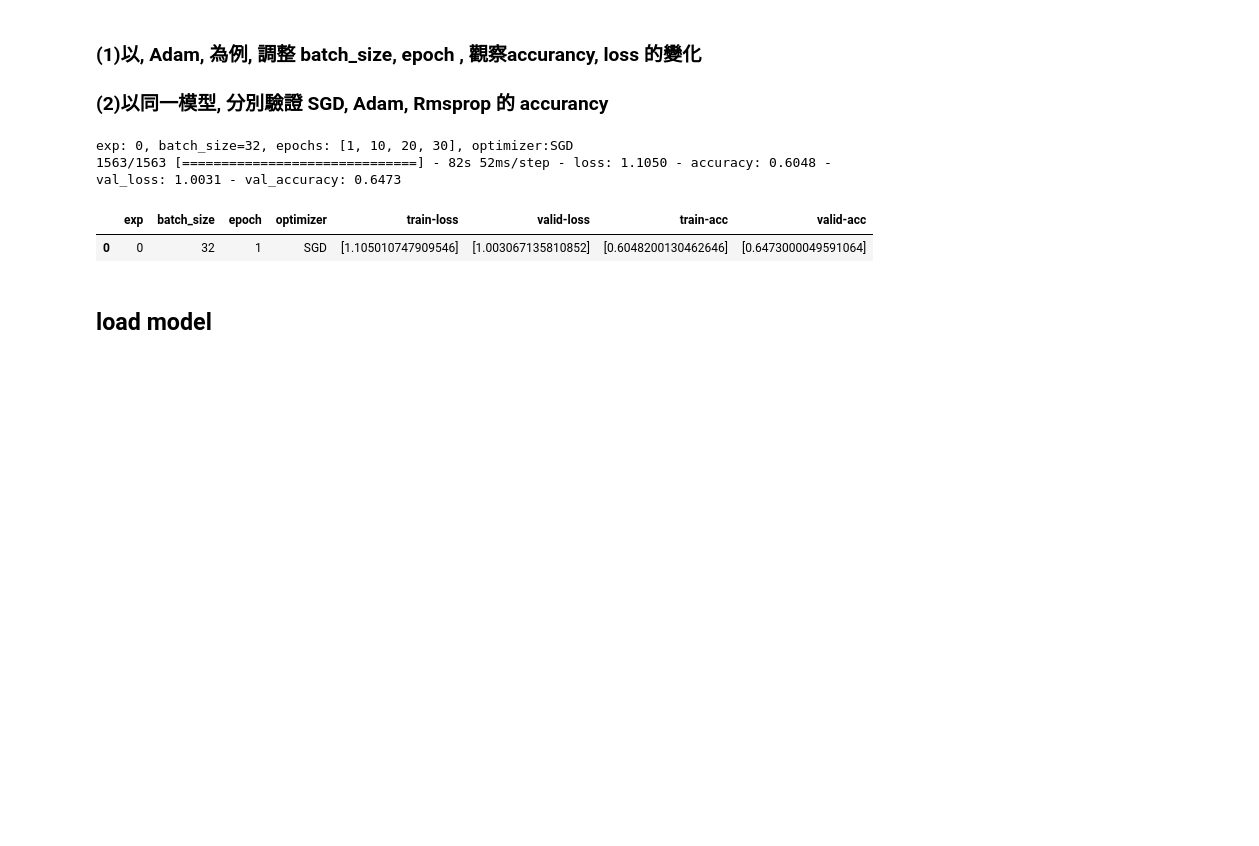
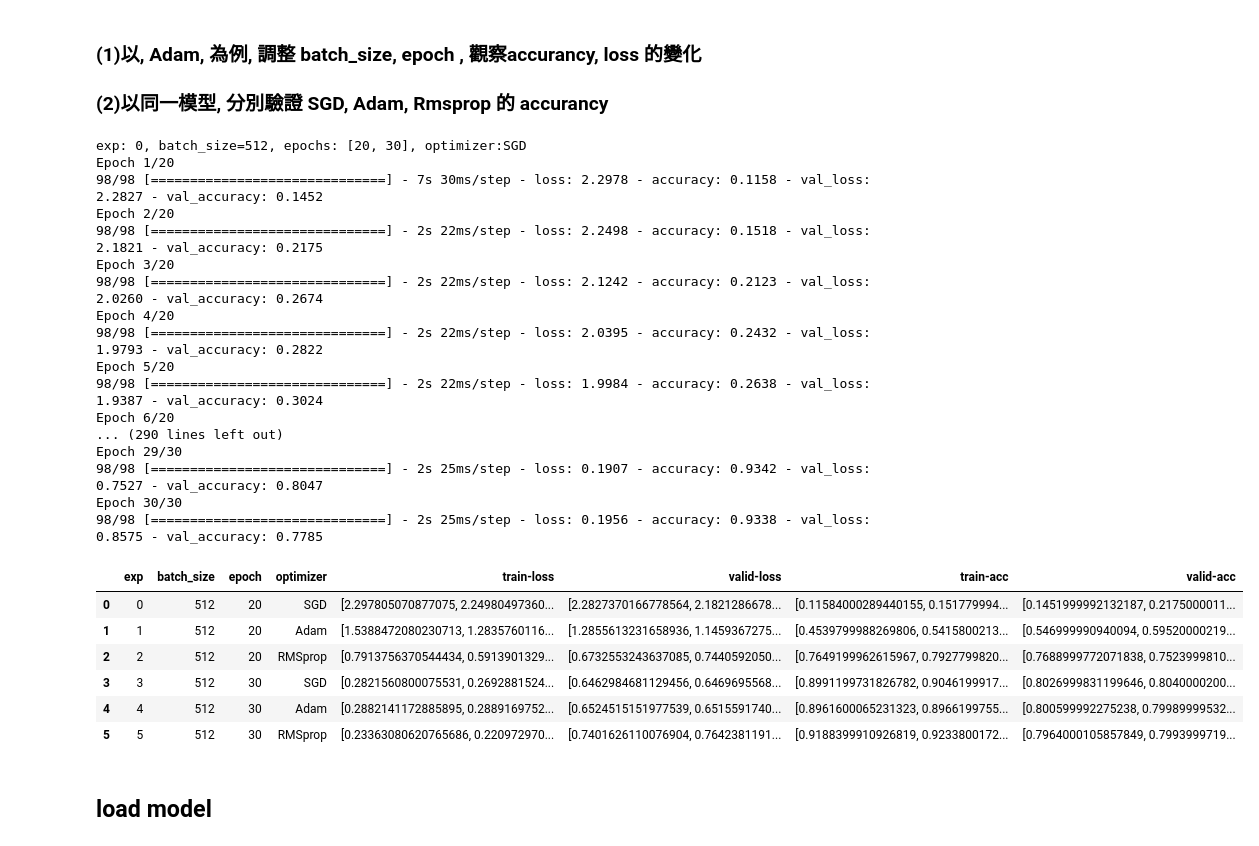
Before and after one commit to juliuschou/cupoyMarathon2021, a Jupyter notebook: Day_076-optimizer_HW.ipynb, the cells around one changed output. Drawn from its saved outputs; the diff is of its cells as text; code cells hidden in the pictures; blank space fills up the shorter version.

```diff
--- a/Day_076-optimizer_HW.ipynb
+++ b/Day_076-optimizer_HW.ipynb
@@ -112,8 +109,8 @@ _________________________________________________________________
 
 ### (2)以同一模型, 分別驗證 SGD, Adam, Rmsprop 的 accurancy
 # %%
-batch_sizes = [32, 64, 128]
-epochs = [1, 10, 20, 30]
+batch_sizes = [512]
+epochs = [20, 30]
 optimizer_set = [keras.optimizers.gradient_descent_v2.SGD(learning_rate=LEARNING_RATE, nesterov=True, momentum=0.95),
                  tensorflow.keras.optimizers.Adam(learning_rate=LEARNING_RATE),
                  tensorflow.keras.optimizers.RMSprop(learning_rate=LEARNING_RATE)]
@@ -154,37 +151,57 @@ for i, (batch_size, epoch, opt) in enumerate(itertools.product(batch_sizes, epoc
         # set function that will be applied on each input
         preprocessing_function=None,
         # image data format, either "channels_first" or "channels_last"
         data_format=None,
         # fraction of images reserved for validation (strictly between 0 and 1)
         validation_split=0.0)
 
     # Compute quantities required for feature-wise normalization
     # (std, mean, and principal components if ZCA whitening is applied).
     datagen.fit(x_train)
     history=model.fit(x_train, y_train,
               batch_size=batch_size,
               epochs=epoch,
               validation_data=(x_test, y_test),
               shuffle=True)
 
     results.append( {'exp': i,
                      'batch_size': batch_size,
                      'epoch': epoch,
                      'optimizer': type(opt).__name__,
                      'train-loss': model.history.history["loss"],
                      'valid-loss': model.history.history["val_loss"],
                      'train-acc': model.history.history["accuracy"],
                      'valid-acc': model.history.history["val_accuracy"],
                     })
 
-    break
+
 experiments = pd.DataFrame(results, columns =['exp', 'batch_size', 'epoch', 'optimizer', 'train-loss', 'valid-loss', 'train-acc', 'valid-acc'])
 experiments
 # %% [output]
-exp: 0, batch_size=32, epochs: [1, 10, 20, 30], optimizer:SGD
-1563/1563 [==============================] - 82s 52ms/step - loss: 1.1050 - accuracy: 0.6048 - val_loss: 1.0031 - val_accuracy: 0.6473
+exp: 0, batch_size=512, epochs: [20, 30], optimizer:SGD
+Epoch 1/20
+98/98 [==============================] - 7s 30ms/step - loss: 2.2978 - accuracy: 0.1158 - val_loss: 2.2827 - val_accuracy: 0.1452
+Epoch 2/20
+98/98 [==============================] - 2s 22ms/step - loss: 2.2498 - accuracy: 0.1518 - val_loss: 2.1821 - val_accuracy: 0.2175
+Epoch 3/20
+98/98 [==============================] - 2s 22ms/step - loss: 2.1242 - accuracy: 0.2123 - val_loss: 2.0260 - val_accuracy: 0.2674
+Epoch 4/20
+98/98 [==============================] - 2s 22ms/step - loss: 2.0395 - accuracy: 0.2432 - val_loss: 1.9793 - val_accuracy: 0.2822
+Epoch 5/20
+98/98 [==============================] - 2s 22ms/step - loss: 1.9984 - accuracy: 0.2638 - val_loss: 1.9387 - val_accuracy: 0.3024
+Epoch 6/20
+... (290 lines left out)
+Epoch 29/30
+98/98 [==============================] - 2s 25ms/step - loss: 0.1907 - accuracy: 0.9342 - val_loss: 0.7527 - val_accuracy: 0.8047
+Epoch 30/30
+98/98 [==============================] - 2s 25ms/step - loss: 0.1956 - accuracy: 0.9338 - val_loss: 0.8575 - val_accuracy: 0.7785
 |  | exp | batch_size | epoch | optimizer | train-loss | valid-loss | train-acc | valid-acc |
-| 0 | 0 | 32 | 1 | SGD | [1.105010747909546] | [1.003067135810852] | [0.6048200130462646] | [0.6473000049591064] |
+| 0 | 0 | 512 | 20 | SGD | [2.297805070877075, 2.24980497360... | [2.2827370166778564, 2.1821286678... | [0.11584000289440155, 0.151779994... | [0.1451999992132187, 0.2175000011... |
+| 1 | 1 | 512 | 20 | Adam | [1.5388472080230713, 1.2835760116... | [1.2855613231658936, 1.1459367275... | [0.4539799988269806, 0.5415800213... | [0.546999990940094, 0.59520000219... |
+| 2 | 2 | 512 | 20 | RMSprop | [0.7913756370544434, 0.5913901329... | [0.6732553243637085, 0.7440592050... | [0.7649199962615967, 0.7927799820... | [0.7688999772071838, 0.7523999810... |
+| 3 | 3 | 512 | 30 | SGD | [0.2821560800075531, 0.2692881524... | [0.6462984681129456, 0.6469695568... | [0.8991199731826782, 0.9046199917... | [0.8026999831199646, 0.8040000200... |
+| 4 | 4 | 512 | 30 | Adam | [0.2882141172885895, 0.2889169752... | [0.6524515151977539, 0.6515591740... | [0.8961600065231323, 0.8966199755... | [0.800599992275238, 0.79989999532... |
+| 5 | 5 | 512 | 30 | RMSprop | [0.23363080620765686, 0.220972970... | [0.7401626110076904, 0.7642381191... | [0.9188399910926819, 0.9233800172... | [0.7964000105857849, 0.7993999719... |
 # %% [markdown]
 ## load model
 # %%
```
Also changed, not shown: parts of 3 cells of this notebook, 1 other file.
